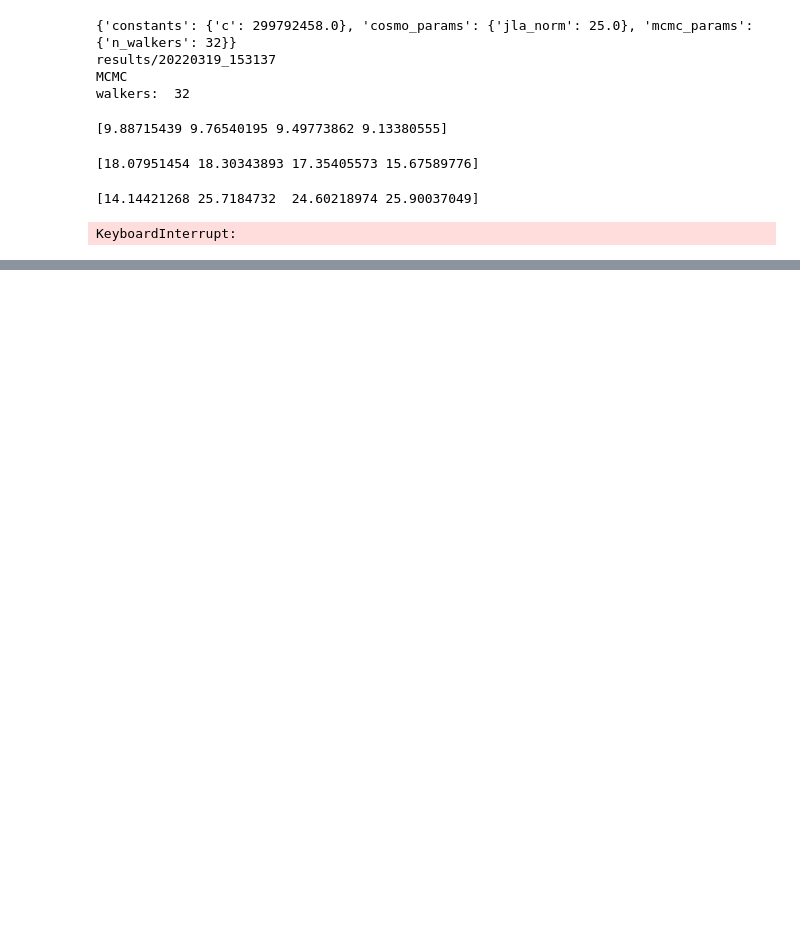
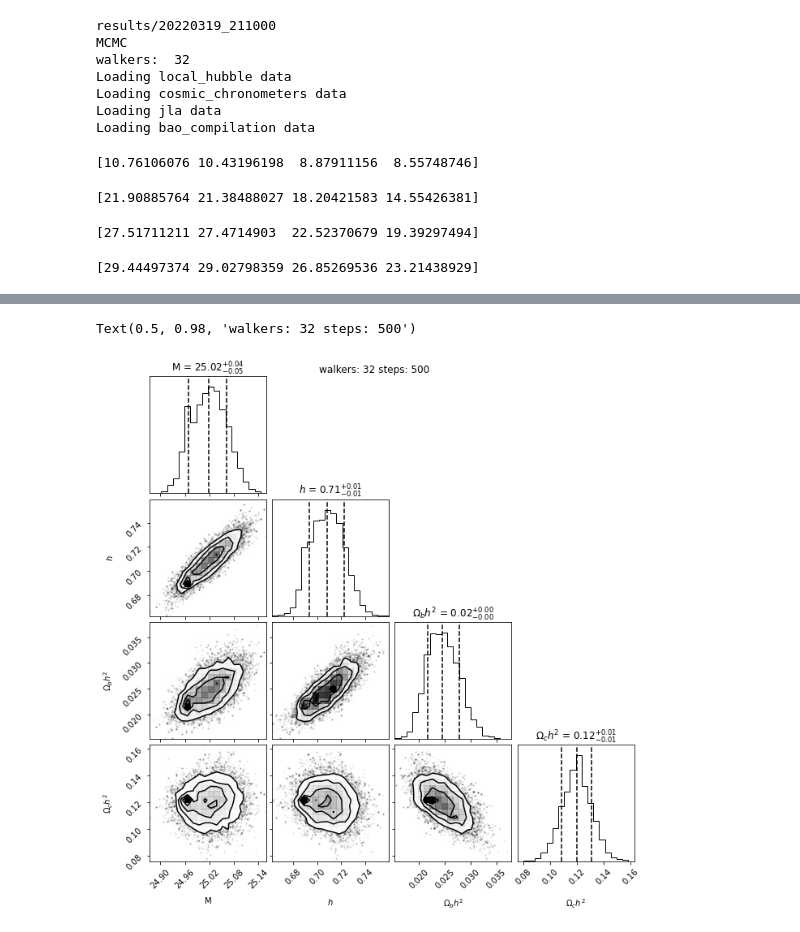
Before and after one commit to fchibana/memos, a Jupyter notebook: main.ipynb, the cells around one changed output, grey strips where cells are left out. Saved outputs shown, nothing was run; the diff lists cells and outputs as text; code cells hidden in the pictures; blank space fills up the shorter version.

```diff
--- a/main.ipynb
+++ b/main.ipynb
@@ -1,20 +12,12 @@
 # %%
-from datetime import datetime
-
-import corner
-import emcee
-import matplotlib as plt
-import numpy as np
-
-import itm.likelihood
-import itm.utils
-from itm.posterior_calculator import PosteriorCalculator
+%%time
 
 config_params = itm.utils.load_config("/Users/fabio/code/fchibana/tachyons/config.yaml")
 
-print(config_params)
+# print(config_params)
 
 mcmc_params = config_params["mcmc_params"]
+experiments = ['local_hubble', 'cosmic_chronometers', 'jla', 'bao_compilation']
 
 
 p0 = [24.96, 0.69, 0.022, 0.12]         # initial guess
@@ -38,13 +41,13 @@ print("walkers: ", nwalkers)
 # # initialize sampler
 # sampler = emcee.EnsembleSampler(nwalkers, ndim, itm.likelihood.lnprob, backend=backend)
 
-prob = PosteriorCalculator()
+prob = PosteriorCalculator(experiments=experiments)
 sampler = emcee.EnsembleSampler(nwalkers, ndim, prob.ln_posterior, backend=backend)
 
 # # condicoes iniciais dos walkers dentro da bola de centro p1_0
 pos = [p0 + 1e-4*np.random.randn(ndim) for i in range(nwalkers)]
 
-max_n = 1000
+max_n = 500
 
 # # We'll track how the average autocorrelation time estimate changes
 index = 0
@@ -93,16 +96,19 @@ fig = corner.corner(flat_samples,
                     quantiles=(0.16, 0.5, 0.84), show_titles=True,
                     title_kwargs={"fontsize": 12})
 fig.suptitle('walkers: %s steps: %s' % (nwalkers, steps))
-fig = corner.corner(flat_samples)
+# fig = corner.corner(flat_samples)
 # fig.show()
 
-fig.savefig(out_name + ".png")
+# fig.savefig(out_name + ".png")
 # %% [output]
-{'constants': {'c': 299792458.0}, 'cosmo_params': {'jla_norm': 25.0}, 'mcmc_params': {'n_walkers': 32}}
-results/20220319_153137
+results/20220319_211000
 MCMC
 walkers:  32
+Loading local_hubble data
+Loading cosmic_chronometers data
+Loading jla data
+Loading bao_compilation data
-[9.88715439 9.76540195 9.49773862 9.13380555]
+[10.76106076 10.43196198  8.87911156  8.55748746]
-[18.07951454 18.30343893 17.35405573 15.67589776]
+[21.90885764 21.38488027 18.20421583 14.55426381]
-[14.14421268 25.7184732  24.60218974 25.90037049]
+[27.51711211 27.4714903  22.52370679 19.39297494]
-KeyboardInterrupt:
+[29.44497374 29.02798359 26.85269536 23.21438929]
@@ -108,0 +119,2 @@ KeyboardInterrupt:
+Text(0.5, 0.98, 'walkers: 32 steps: 500')
+[figure, added]
```
Also changed, not shown: parts of 2 cells of this notebook, 3 other files.
